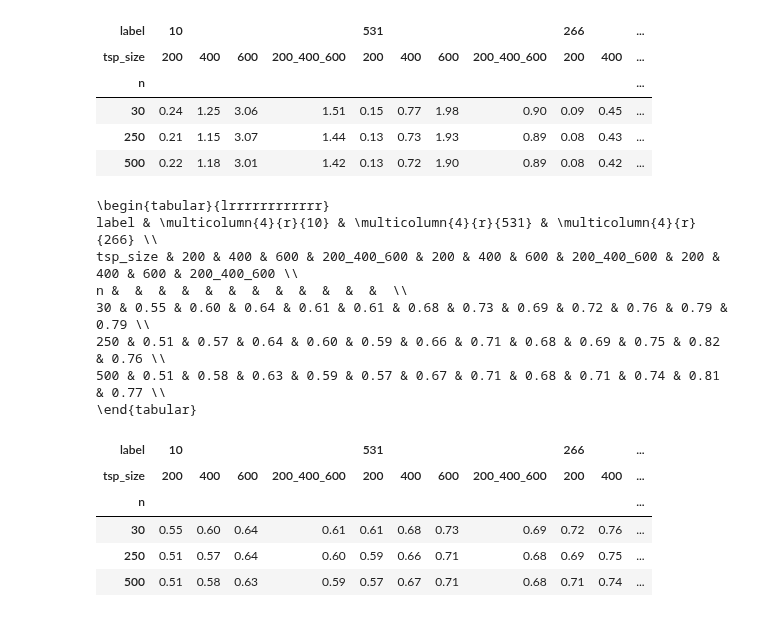
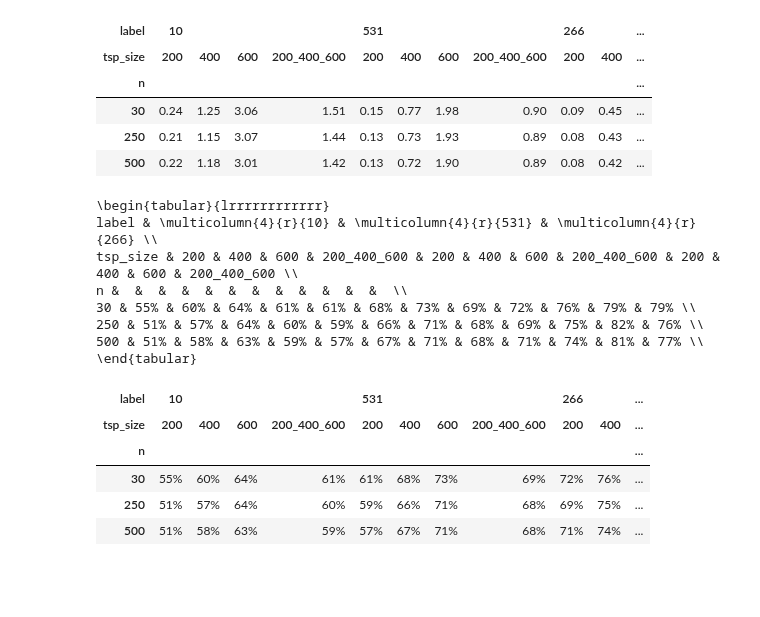
Before and after one commit to zakrzewow/raw-algorithm-portfolios, a Jupyter notebook: results_article_instance_scaling.ipynb, the cells around one changed output. Cells and saved outputs as stored; diff of their text form; code cells hidden in the pictures; blank space fills up the shorter version.

```diff
--- a/results_article_instance_scaling.ipynb
+++ b/results_article_instance_scaling.ipynb
@@ -519,19 +519,19 @@ n &  &  &  &  &  &  &  &  &  &  &  &  \\
 # %%
 # training % cut-offs
 
-_aggregate("train_pct_cutoff", format="{:.2f}", axis=None)
+_aggregate("train_pct_cutoff", format="{:.0%}", axis=None)
 # %% [output]
 \begin{tabular}{lrrrrrrrrrrrr}
 label & \multicolumn{4}{r}{10} & \multicolumn{4}{r}{531} & \multicolumn{4}{r}{266} \\
 tsp_size & 200 & 400 & 600 & 200_400_600 & 200 & 400 & 600 & 200_400_600 & 200 & 400 & 600 & 200_400_600 \\
 n &  &  &  &  &  &  &  &  &  &  &  &  \\
-30 & 0.55 & 0.60 & 0.64 & 0.61 & 0.61 & 0.68 & 0.73 & 0.69 & 0.72 & 0.76 & 0.79 & 0.79 \\
-250 & 0.51 & 0.57 & 0.64 & 0.60 & 0.59 & 0.66 & 0.71 & 0.68 & 0.69 & 0.75 & 0.82 & 0.76 \\
-500 & 0.51 & 0.58 & 0.63 & 0.59 & 0.57 & 0.67 & 0.71 & 0.68 & 0.71 & 0.74 & 0.81 & 0.77 \\
+30 & 55% & 60% & 64% & 61% & 61% & 68% & 73% & 69% & 72% & 76% & 79% & 79% \\
+250 & 51% & 57% & 64% & 60% & 59% & 66% & 71% & 68% & 69% & 75% & 82% & 76% \\
+500 & 51% & 58% & 63% & 59% & 57% & 67% & 71% & 68% & 71% & 74% & 81% & 77% \\
 \end{tabular}
 | label | 10 |  |  |  | 531 |  |  |  | 266 |  | ... |
 | tsp_size | 200 | 400 | 600 | 200_400_600 | 200 | 400 | 600 | 200_400_600 | 200 | 400 | ... |
 | n |  |  |  |  |  |  |  |  |  |  | ... |
-| 30 | 0.55 | 0.60 | 0.64 | 0.61 | 0.61 | 0.68 | 0.73 | 0.69 | 0.72 | 0.76 | ... |
-| 250 | 0.51 | 0.57 | 0.64 | 0.60 | 0.59 | 0.66 | 0.71 | 0.68 | 0.69 | 0.75 | ... |
-| 500 | 0.51 | 0.58 | 0.63 | 0.59 | 0.57 | 0.67 | 0.71 | 0.68 | 0.71 | 0.74 | ... |
+| 30 | 55% | 60% | 64% | 61% | 61% | 68% | 73% | 69% | 72% | 76% | ... |
+| 250 | 51% | 57% | 64% | 60% | 59% | 66% | 71% | 68% | 69% | 75% | ... |
+| 500 | 51% | 58% | 63% | 59% | 57% | 67% | 71% | 68% | 71% | 74% | ... |
```
Also changed, not shown: parts of 1 cell of this notebook, 3 other files.
